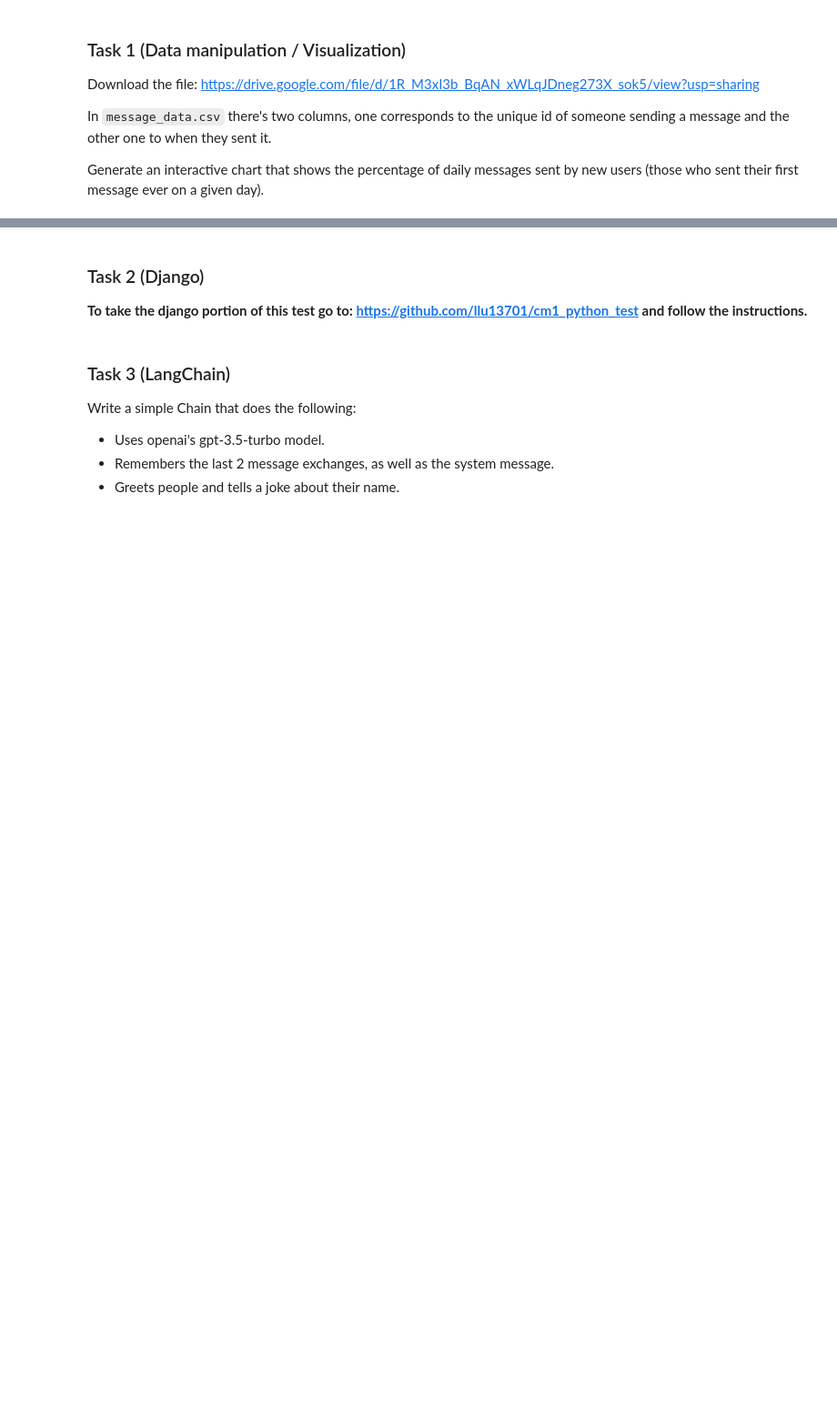
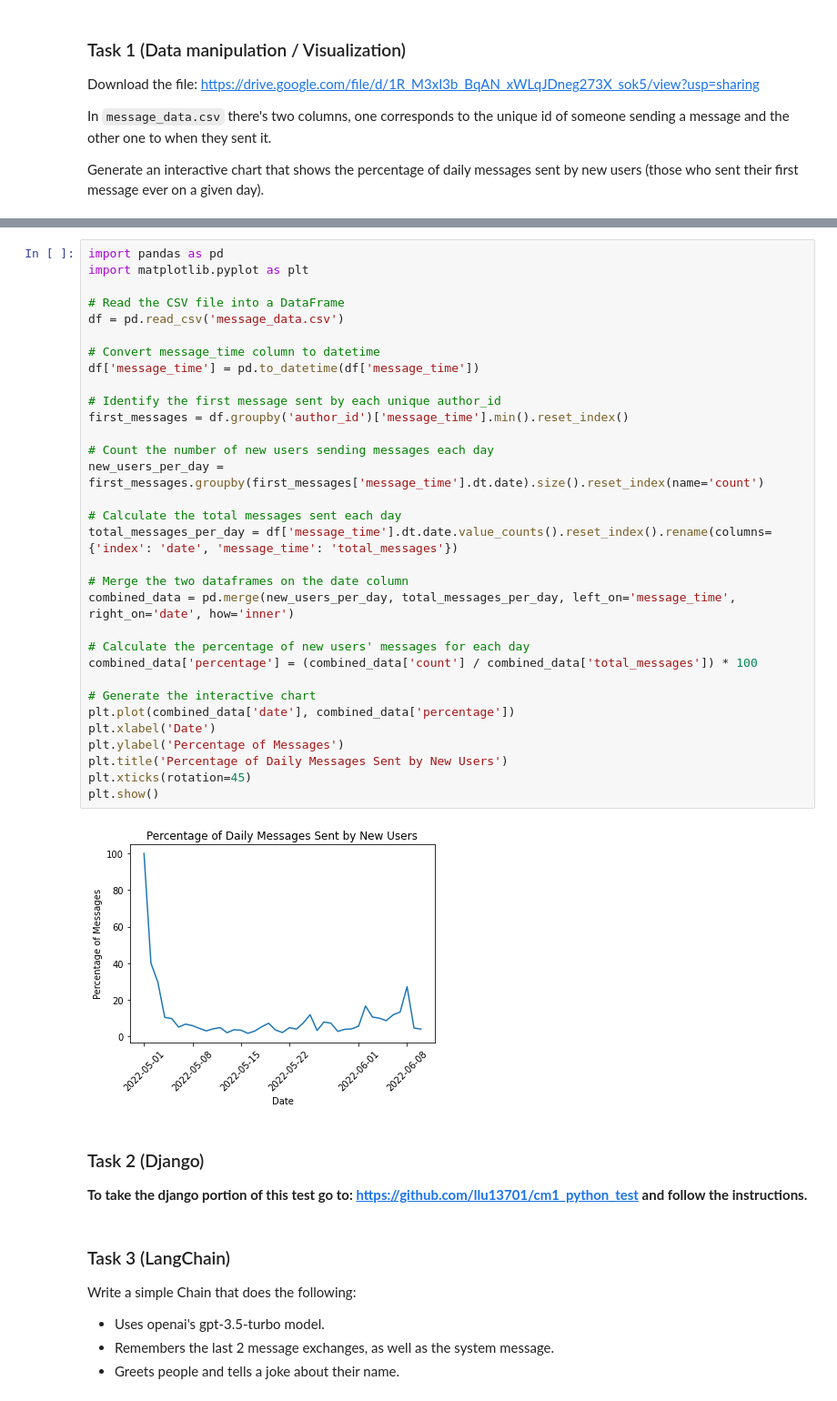
Before and after one commit to llu13701/cm1_python_test, a Jupyter notebook: CM1_DevQuickTest_Question.ipynb, the cells around one changed output, grey strips where cells are left out. Shown at 91% size. Cells and saved outputs as stored; diff of their text form; blank space fills up the shorter version.

```diff
--- a/CM1_DevQuickTest_Question.ipynb
+++ b/CM1_DevQuickTest_Question.ipynb
@@ -20,3 +40,37 @@ Generate an interactive chart that shows the percentage of daily messages sent b
+# %%
+import pandas as pd
+import matplotlib.pyplot as plt
+
+# Read the CSV file into a DataFrame
+df = pd.read_csv('message_data.csv')
+
+# Convert message_time column to datetime
+df['message_time'] = pd.to_datetime(df['message_time'])
+
+# Identify the first message sent by each unique author_id
+first_messages = df.groupby('author_id')['message_time'].min().reset_index()
+
+# Count the number of new users sending messages each day
+new_users_per_day = first_messages.groupby(first_messages['message_time'].dt.date).size().reset_index(name='count')
+
+# Calculate the total messages sent each day
+total_messages_per_day = df['message_time'].dt.date.value_counts().reset_index().rename(columns={'index': 'date', 'message_time': 'total_messages'})
+
+# Merge the two dataframes on the date column
+combined_data = pd.merge(new_users_per_day, total_messages_per_day, left_on='message_time', right_on='date', how='inner')
+
+# Calculate the percentage of new users' messages for each day
+combined_data['percentage'] = (combined_data['count'] / combined_data['total_messages']) * 100
+
+# Generate the interactive chart
+plt.plot(combined_data['date'], combined_data['percentage'])
+plt.xlabel('Date')
+plt.ylabel('Percentage of Messages')
+plt.title('Percentage of Daily Messages Sent by New Users')
+plt.xticks(rotation=45)
+plt.show()
+# %% [output]
+[figure, added]
 # %% [markdown]
 ### Task 2 (Django)
 **To take the django portion of this test go to: https://github.com/llu13701/cm1_python_test and follow the instructions.**
```
Also changed, not shown: parts of 3 cells of this notebook, 2 other files.
